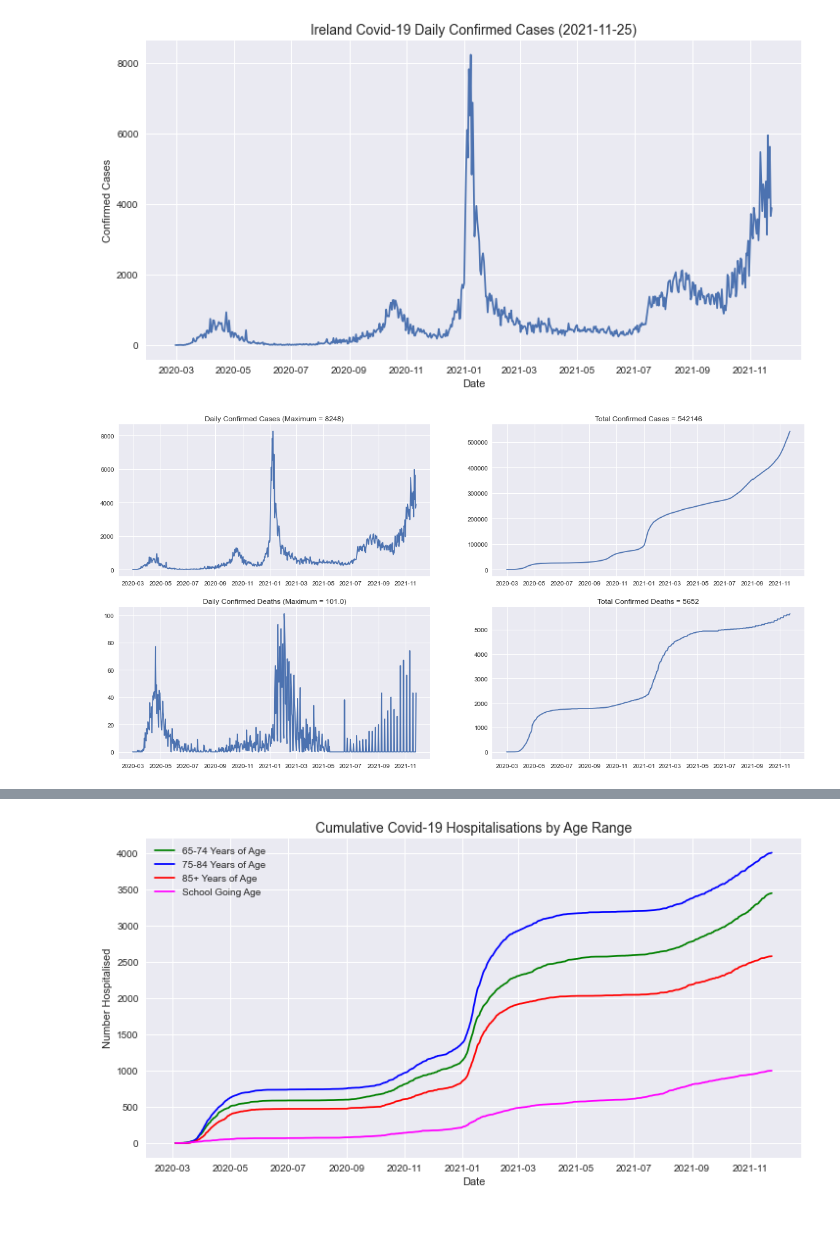
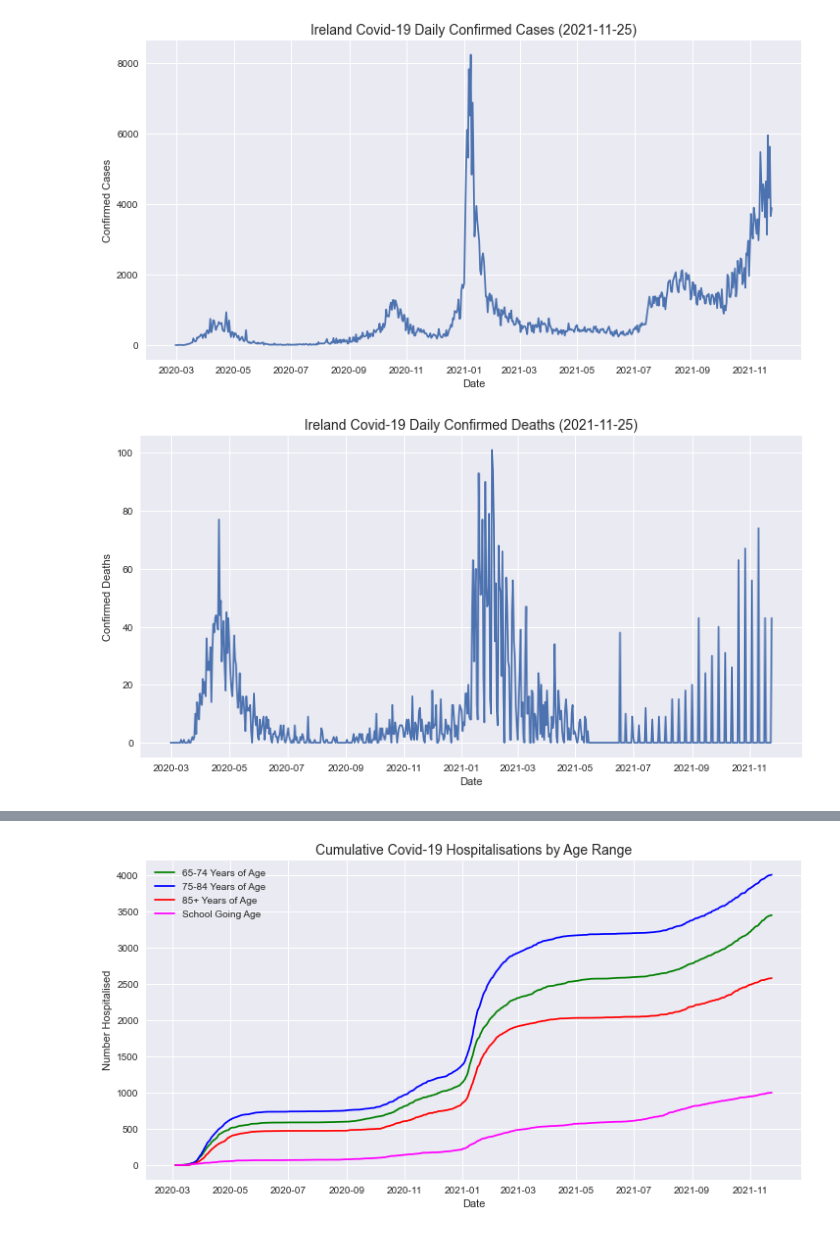
Before and after one commit to Sam-Tracey/Fundamentals-of-Data-Analysis, a Jupyter notebook: pyplot.ipynb, the cells around one changed output, grey strips where cells are left out. Drawn from its saved outputs; the diff is of its cells as text; code cells hidden in the pictures.

Commit message:
Formatting line plots for Covid cases

```diff
--- a/pyplot.ipynb
+++ b/pyplot.ipynb
@@ -139,26 +139,17 @@ ax.set_ylabel('Confirmed Cases')
 plt.show()
 # %% [output]
 [figure]
-# %%
-# Define variables to be used in chart text.
-max_cases = df['ConfirmedCovidCases'].max()
-confirmed_cases =  df['TotalConfirmedCovidCases'].max()
-max_deaths = df['ConfirmedCovidDeaths'].max()
-confirmed_deaths = df['TotalCovidDeaths'].max()
-
-fig, axs = plt.subplots(2, 2, figsize=(20,10))
-axs[0, 0].plot(df['Date'], df['ConfirmedCovidCases'])
-axs[0, 0].title.set_text(f'Daily Confirmed Cases (Maximum = {max_cases})')
-axs[0, 1].plot(df['Date'], df['TotalConfirmedCovidCases'])
-axs[0, 1].title.set_text(f'Total Confirmed Cases = {confirmed_cases}')
-axs[1, 0].plot(df['Date'], df['ConfirmedCovidDeaths'])
-axs[1, 0].title.set_text(f'Daily Confirmed Deaths (Maximum = {max_deaths})')
-axs[1, 1].plot(df['Date'], df['TotalCovidDeaths'])
-axs[1, 1].title.set_text(f'Total Confirmed Deaths = {confirmed_deaths}')
-
-plt.show()
-# %% [output]
-[figure, old version]
+# %%
+# Basic Time Series of Covid Deaths from March 2020 to Present Date
+fig, ax = plt.subplots()
+ax.plot(df['Date'], df['ConfirmedCovidDeaths'])
+ax.set_title(f'Ireland Covid-19 Daily Confirmed Deaths ({now.date()})', fontsize=14)
+ax.set_xlabel('Date')
+ax.set_ylabel('Confirmed Deaths')
+
+plt.show()
+# %% [output]
+[figure, added]
 # %%
 # Create a 14 day moving average column for covid cases.
 df['ma_14_cases'] = pd.Series.rolling(df['ConfirmedCovidCases'], window=14).mean()
```
Also changed, not shown: parts of 5 cells of this notebook, 1 other file.
